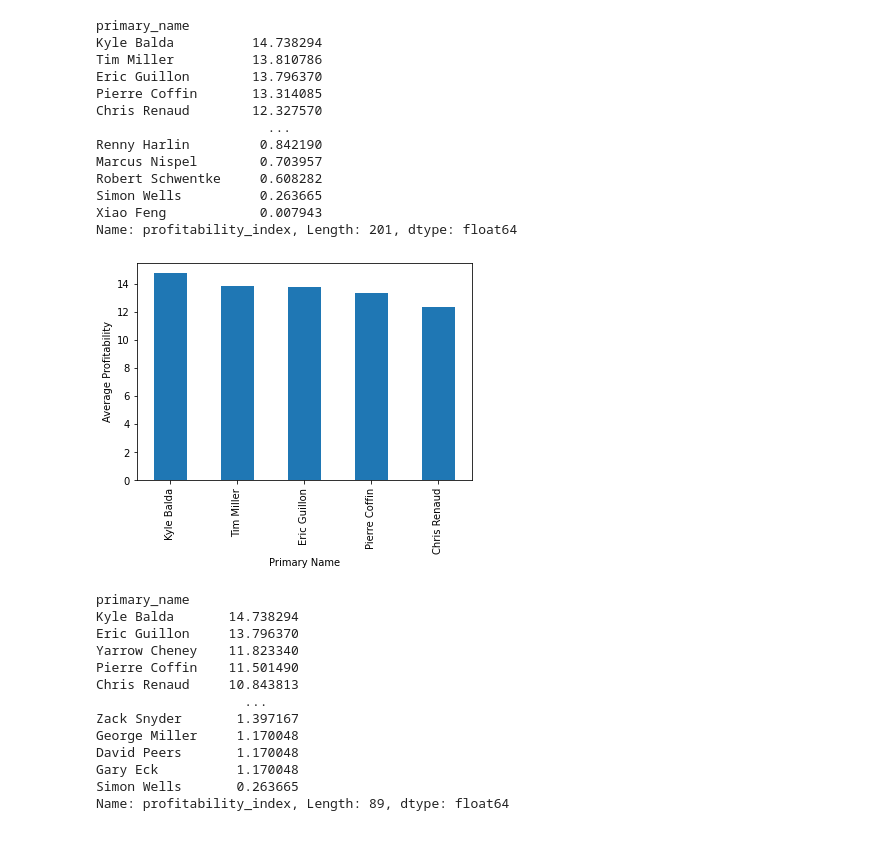
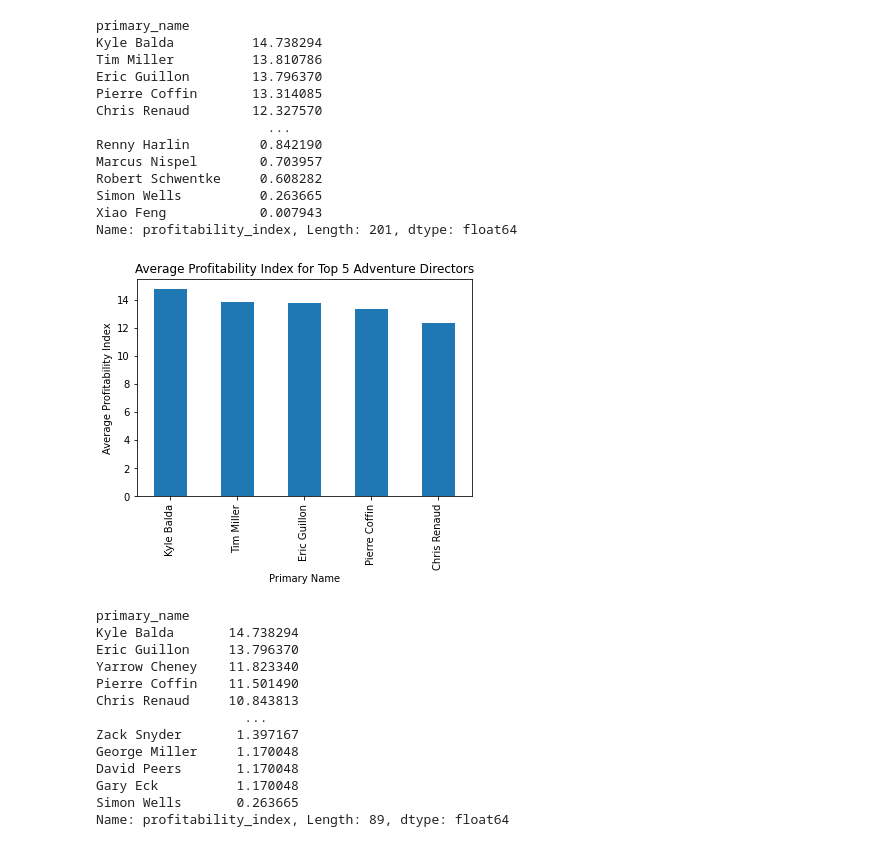
Before and after one commit to jbenasuli/Movie-Box-Office-Analysis, a Jupyter notebook: dsc-phase1-project-template.ipynb, the cells around one changed output. Cells and saved outputs as stored; diff of their text form; code cells hidden in the pictures.

```diff
--- a/dsc-phase1-project-template.ipynb
+++ b/dsc-phase1-project-template.ipynb
@@ -525,11 +554,12 @@ Name: profitability_index, Length: 201, dtype: float64
 # %%
 top_5_dir_adventure = adventure_dir_average_profitability.head(5)
 top_5_dir_adventure.plot.bar()
 plt.xlabel('Primary Name')
-plt.ylabel('Average Profitability')
+plt.ylabel('Average Profitability Index')
+plt.title('Average Profitability Index for Top 5 Adventure Directors')
 plt.show()
 # %% [output]
-[figure, old version]
+[figure, new version]
 # %%
 animation_high_budget_df = high_budget_df[high_budget_df['genre1'].isin(['Animation']) | high_budget_df['genre2'].isin(['Animation']) | high_budget_df['genre3'].isin(['Animation'])]
 # %%
```
Also changed, not shown: parts of 20 cells of this notebook.
